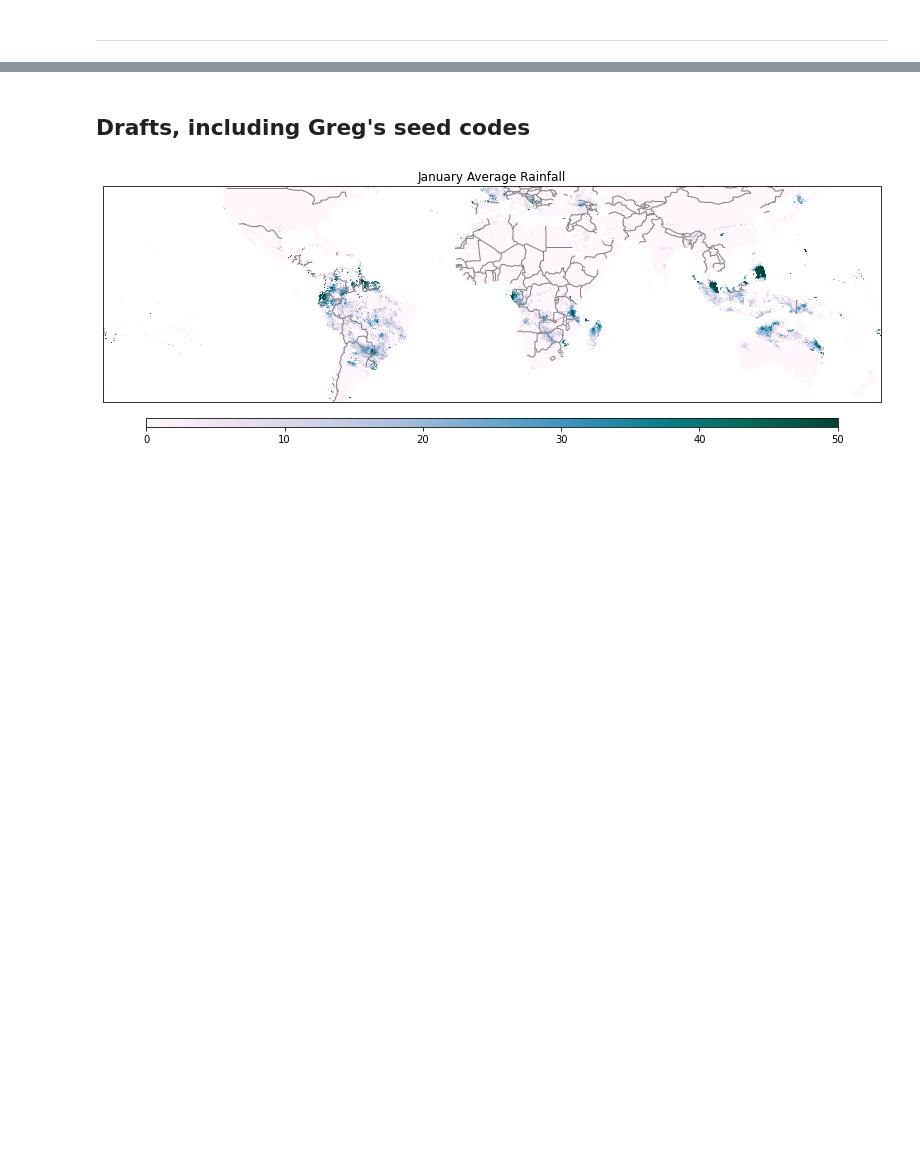
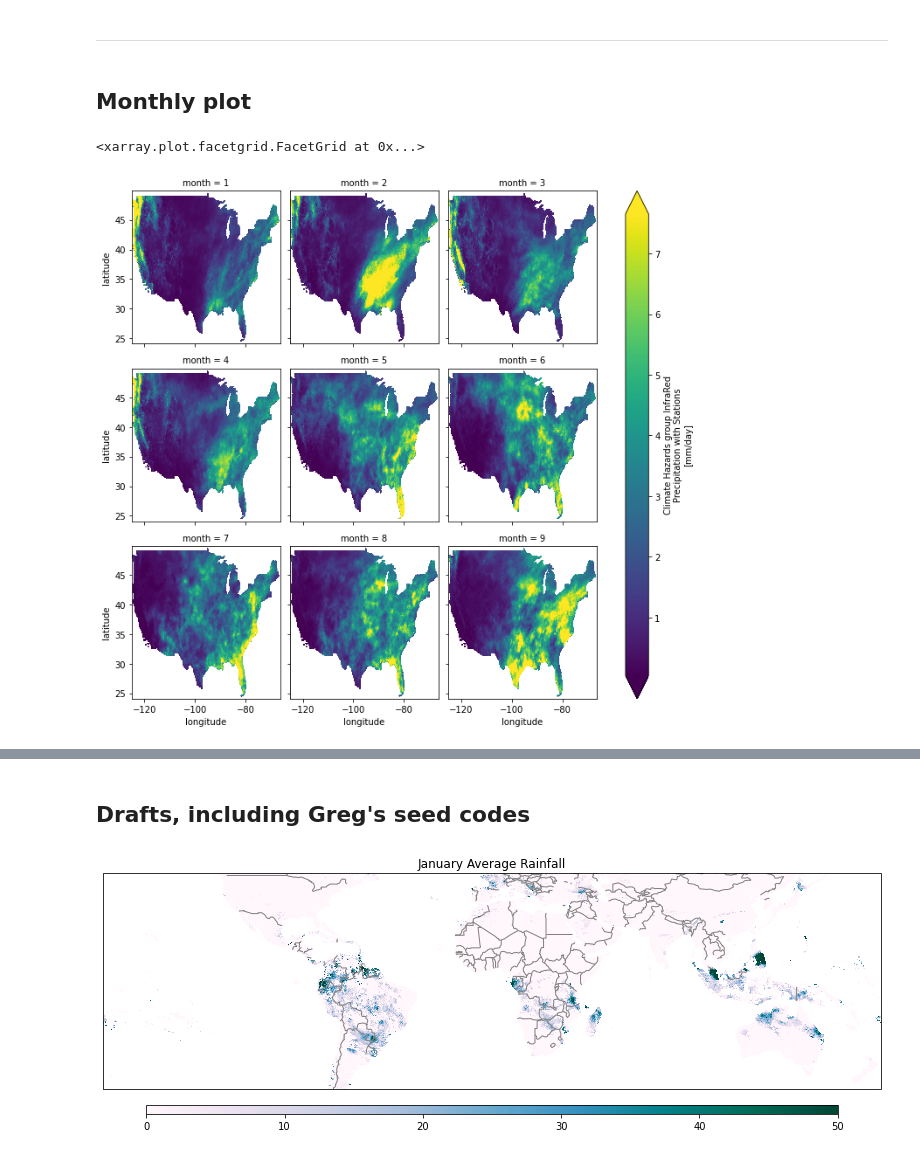
Before and after one commit to pstat197/vignette-climate-hazards-shrad, a Jupyter notebook: USA_data_compare/fei_draft.ipynb, the cells around one changed output, grey strips where cells are left out. Drawn from its saved outputs; the diff is of its cells as text; code cells hidden in the pictures; blank space fills up the shorter version.

```diff
--- a/USA_data_compare/fei_draft.ipynb
+++ b/USA_data_compare/fei_draft.ipynb
@@ -180,3 +180,8 @@ fig.show()
 
 
 ---
+# %% [markdown]
+## Monthly plot
+# %%
+clim_chirp = clim_chirp.ppt.sel(time = slice('2018-01-01', '2018-09-30'))
+chirps_month = clim_chirp.groupby('time.month').mean('time')
@@ -182,0 +190,5 @@ fig.show()
+# %%
+chirps_month.plot(x="longitude", y="latitude", col="month", col_wrap=3, robust=True)
+# %% [output]
+<xarray.plot.facetgrid.FacetGrid at 0x...>
+[figure, added]
```
Also changed, not shown: parts of 4 cells of this notebook.
